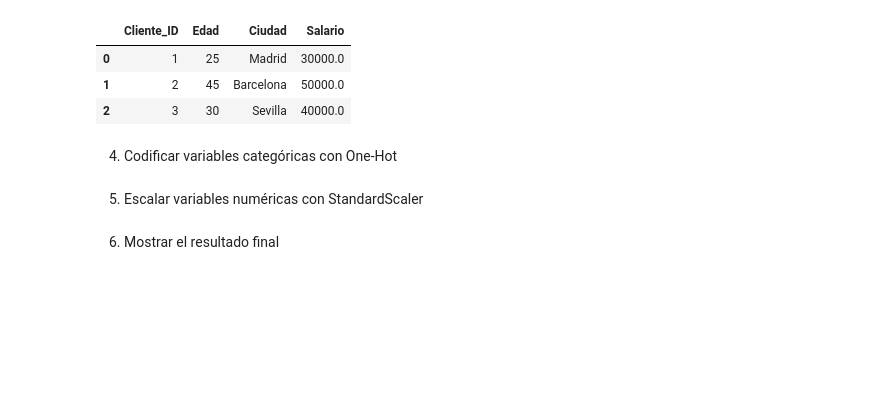
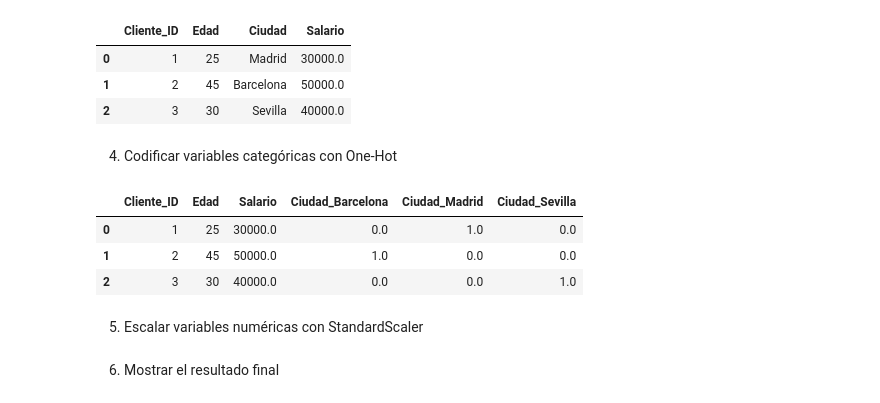
Before and after one commit to yuri19762008/000_ANALISTA_DATOS, a Jupyter notebook: Bootcamp-main/Modulo6/Leccion3/Index_M6_AE3.ipynb, the cells around one changed output. Drawn from its saved outputs; the diff is of its cells as text; code cells hidden in the pictures; blank space fills up the shorter version.

```diff
--- a/Bootcamp-main/Modulo6/Leccion3/Index_M6_AE3.ipynb
+++ b/Bootcamp-main/Modulo6/Leccion3/Index_M6_AE3.ipynb
@@ -233,18 +233,24 @@ df
 # %%
 # Devuelva una tabla normal (no comprimida) y que no falle si ve ciudades nuevas.
 ohe = OneHotEncoder(sparse_output=False, handle_unknown="ignore")
 
 # Aprende qué ciudades existen en la columna y las convierte en una matriz de ceros y unos.
 ciudad_ohe = ohe.fit_transform(df[["Ciudad"]])
 
 # Recupera los nombres inteligentes para las nuevas columnas (ej: de 'Madrid' a 'Ciudad_Madrid').
 cols_ohe = ohe.get_feature_names_out(["Ciudad"])
 
 # Convierte esos ceros y unos en un DataFrame de Pandas, poniéndoles sus nombres y manteniendo el orden de las filas (index).
 df_ciudad_ohe = pd.DataFrame(ciudad_ohe, columns=cols_ohe, index=df.index)
 
 # Elimina la columna de texto original y concatena en su lugar las nuevas columnas de ceros y unos de lado a lado.
 df_encoded = pd.concat([df.drop(columns=["Ciudad"]), df_ciudad_ohe], axis=1)
+df_encoded
+# %% [output]
+|  | Cliente_ID | Edad | Salario | Ciudad_Barcelona | Ciudad_Madrid | Ciudad_Sevilla |
+| 0 | 1 | 25 | 30000.0 | 0.0 | 1.0 | 0.0 |
+| 1 | 2 | 45 | 50000.0 | 1.0 | 0.0 | 0.0 |
+| 2 | 3 | 30 | 40000.0 | 0.0 | 0.0 | 1.0 |
 # %% [markdown]
 5. Escalar variables numéricas con StandardScaler
 # %%
```
Also changed, not shown: parts of 6 cells of this notebook, 1 other file.
